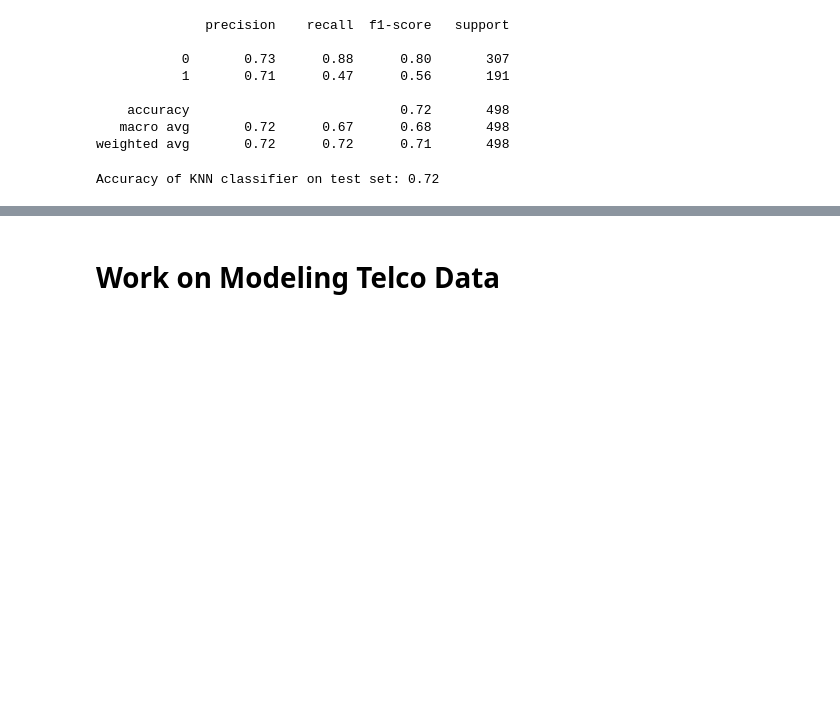
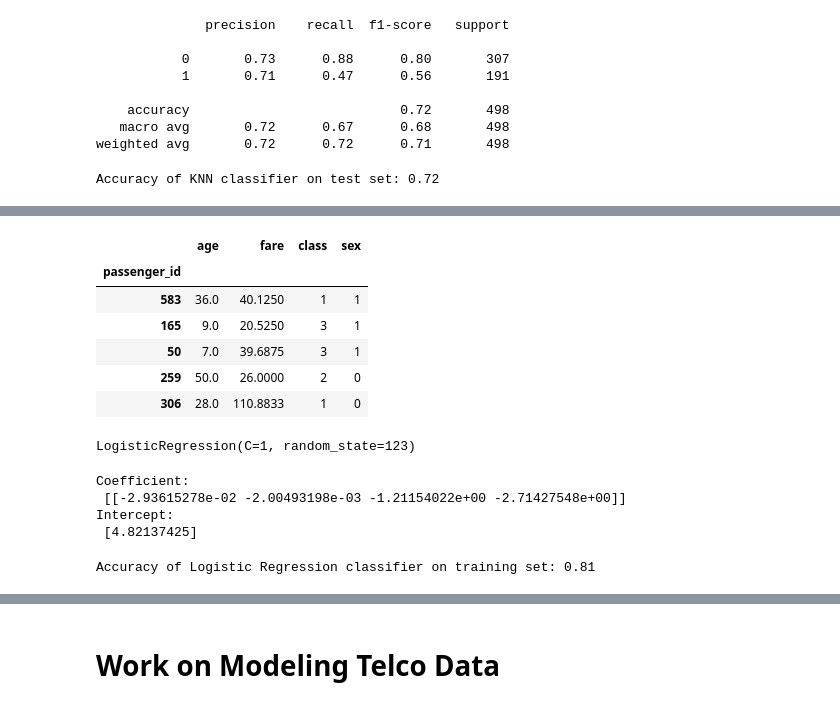
Before and after one commit to veronica-f-reyes/classification-exercises, a Jupyter notebook: model.ipynb, the cells around one changed output, grey strips where cells are left out. Saved outputs shown, nothing was run; the diff lists cells and outputs as text; code cells hidden in the pictures; blank space fills up the shorter version.

```diff
--- a/model.ipynb
+++ b/model.ipynb
@@ -1118,0 +1378,19 @@ Accuracy of KNN classifier on test set: 0.72
+# %%
+X_train = train[['age', 'fare', 'class', 'sex']]
+y_train = train.survived
+
+X_validate = validate[['age', 'fare', 'class', 'sex']]
+y_validate = validate.survived
+
+X_test = test[['age', 'fare', 'class', 'sex']]
+y_test = test.survived
+# %%
+X_train.head()
+# %% [output]
+|  | age | fare | class | sex |
+| passenger_id |  |  |  |  |
+| 583 | 36.0 | 40.1250 | 1 | 1 |
+| 165 | 9.0 | 20.5250 | 3 | 1 |
+| 50 | 7.0 | 39.6875 | 3 | 1 |
+| 259 | 50.0 | 26.0000 | 2 | 0 |
+| 306 | 28.0 | 110.8833 | 1 | 0 |
@@ -1118,0 +1401,13 @@ Accuracy of KNN classifier on test set: 0.72
+# %%
+#Fit the thing
+logit.fit(X_train, y_train)
+# %% [output]
+LogisticRegression(C=1, random_state=123)
+# %%
+print('Coefficient: \n', logit.coef_)
+print('Intercept: \n', logit.intercept_)
+# %% [output]
+Coefficient:
+ [[-2.93615278e-02 -2.00493198e-03 -1.21154022e+00 -2.71427548e+00]]
+Intercept:
+ [4.82137425]
@@ -1118,0 +1417,6 @@ Accuracy of KNN classifier on test set: 0.72
+# %%
+#Use the thing to get accuracy
+print('Accuracy of Logistic Regression classifier on training set: {:.2f}'
+     .format(logit.score(X_train, y_train)))
+# %% [output]
+Accuracy of Logistic Regression classifier on training set: 0.81
```
Also changed, not shown: parts of 61 cells of this notebook, 1 other file.
